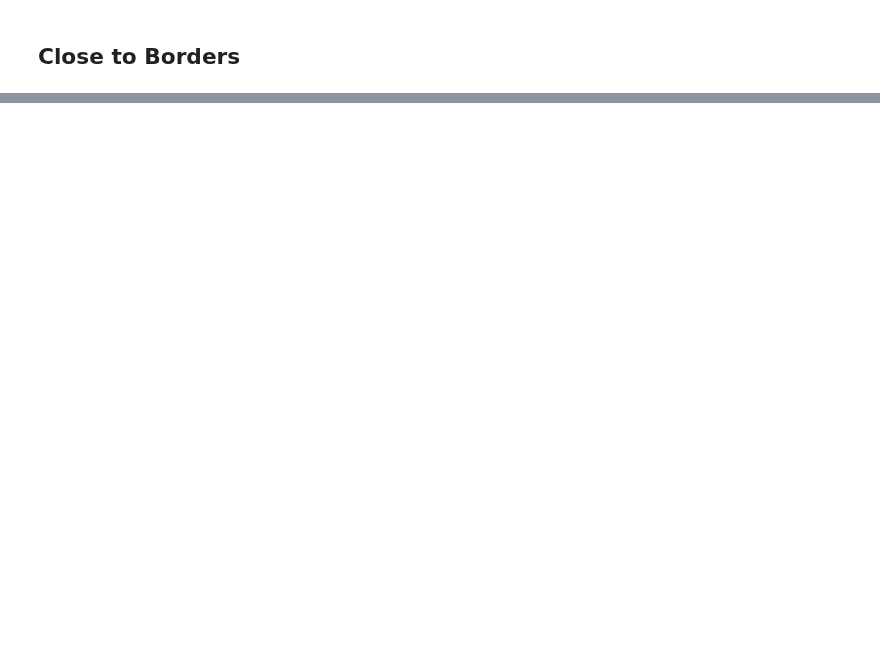
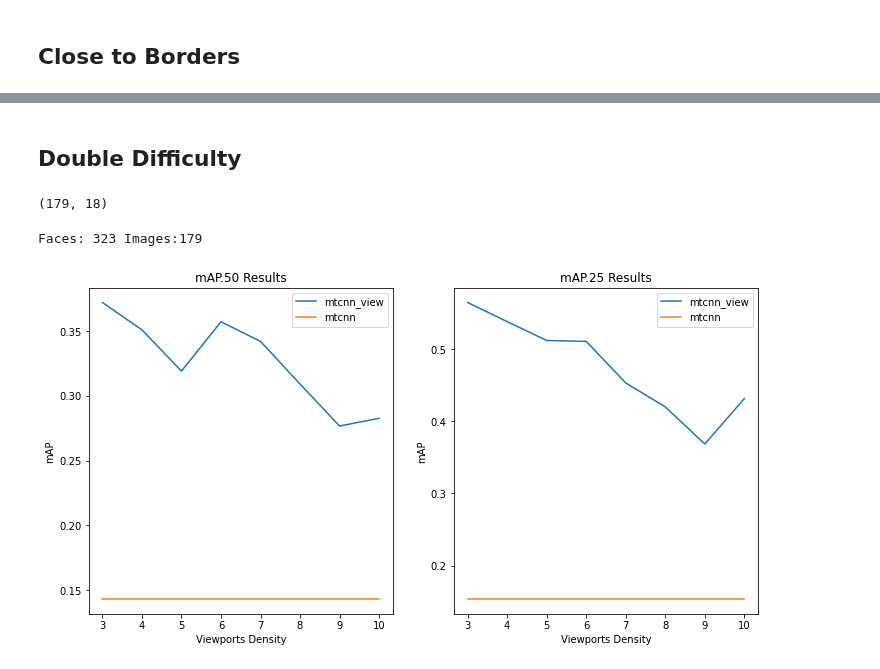
Before and after one commit to TeleMidia/faces360, a Jupyter notebook: ipynb/mAP.ipynb, the cells around one changed output, grey strips where cells are left out. Saved outputs shown, nothing was run; the diff lists cells and outputs as text; code cells hidden in the pictures; blank space fills up the shorter version.

```diff
--- a/ipynb/mAP.ipynb
+++ b/ipynb/mAP.ipynb
@@ -173,0 +174,17 @@ Faces: 284 Images:146
+# %% [markdown]
+## Double Difficulty
+# %%
+double = dataset360.loc[dataset360.theta.apply(abs) >= 145]
+double = double.loc[double.phi.apply(abs) >= 60]
+double.shape
+# %% [output]
+(179, 18)
+# %%
+print(total_images_faces(double))
+d_numbers, mAPs_50, baseline_50 = evaluate_dataset(double, threshold=0.50)
+d_numbers, mAPs_25, baseline_25 = evaluate_dataset(double, threshold=0.25)
+
+plot_results(d_numbers, mAPs_50, baseline_50, mAPs_25, baseline_25)
+# %% [output]
+Faces: 323 Images:179
+[figure, added]
```
Also changed, not shown: parts of 4 cells of this notebook.
